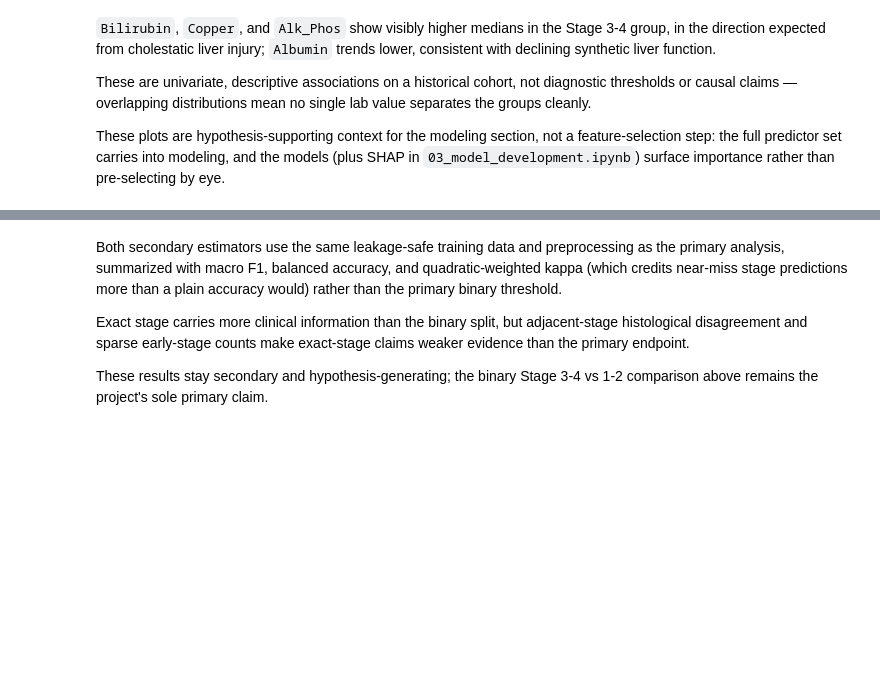
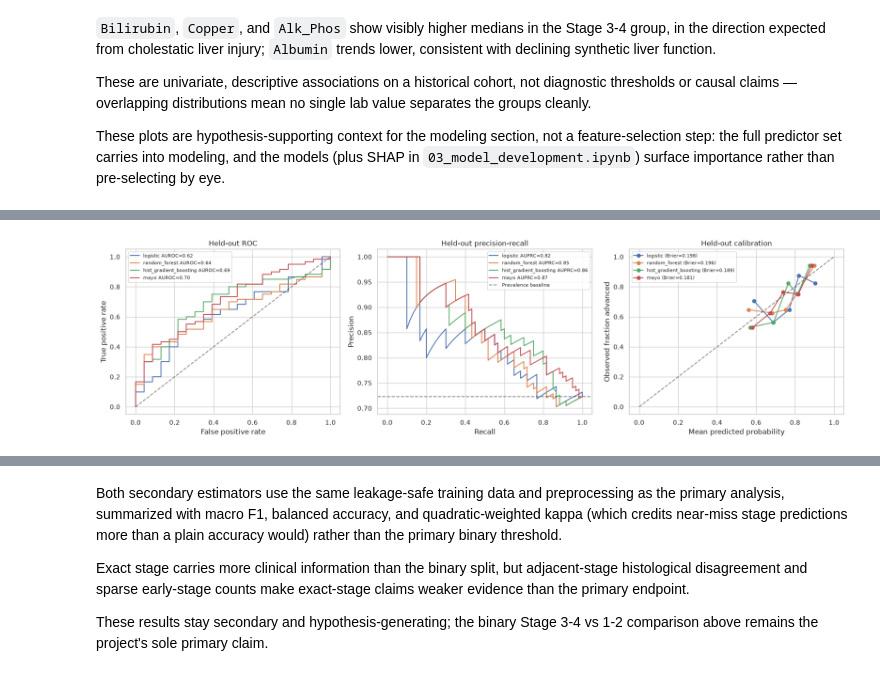
Before and after one commit to datakrdo/portfolio, a Jupyter notebook: cirrhosis/pbc-portfolio.ipynb, the cells around one changed output, grey strips where cells are left out. Cells and saved outputs as stored; diff of their text form; code cells hidden in the pictures; blank space fills up the shorter version.

```diff
--- a/cirrhosis/pbc-portfolio.ipynb
+++ b/cirrhosis/pbc-portfolio.ipynb
@@ -1182,0 +726,25 @@ quadratic_weighted_kappa                        0.352
+# %%
+# Held-out ROC, precision-recall, and calibration curves (core feature set).
+PLOT_SET = "core"
+y_plot = splits[PLOT_SET]["y_test"]
+fig, axes = plt.subplots(1, 3, figsize=(18, 5))
+for name, probabilities in test_probabilities[PLOT_SET].items():
+    res = single_split_results[PLOT_SET][name]
+    fpr, tpr, _ = roc_curve(y_plot, probabilities)
+    precision, recall, _ = precision_recall_curve(y_plot, probabilities)
+    axes[0].plot(fpr, tpr, label=f"{name} AUROC={res['auroc']:.2f}")
+    axes[1].plot(recall, precision, label=f"{name} AUPRC={res['auprc']:.2f}")
+    observed, predicted = calibration_curve(y_plot, probabilities, n_bins=5, strategy="quantile")
+    axes[2].plot(predicted, observed, marker="o", label=f"{name} (Brier={res['brier']:.3f})")
+axes[0].plot([0, 1], [0, 1], "k--", alpha=0.5)
+axes[0].set(xlabel="False positive rate", ylabel="True positive rate", title="Held-out ROC")
+axes[1].axhline(y_plot.mean(), color="k", linestyle="--", alpha=0.5, label="Prevalence baseline")
+axes[1].set(xlabel="Recall", ylabel="Precision", title="Held-out precision-recall")
+axes[2].plot([0, 1], [0, 1], "k--", alpha=0.5)
+axes[2].set(xlabel="Mean predicted probability", ylabel="Observed fraction advanced", title="Held-out calibration")
+for ax in axes:
+    ax.legend(fontsize=8)
+plt.tight_layout()
+plt.show()
+# %% [output]
+[figure, added]
```
Also changed, not shown: parts of 69 cells of this notebook, 44 other files.
